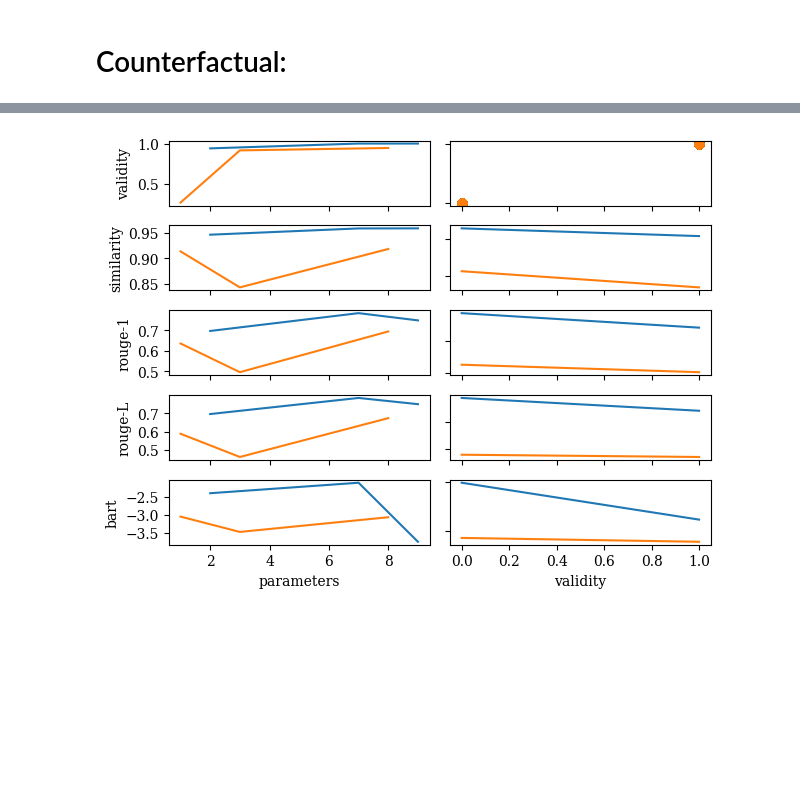
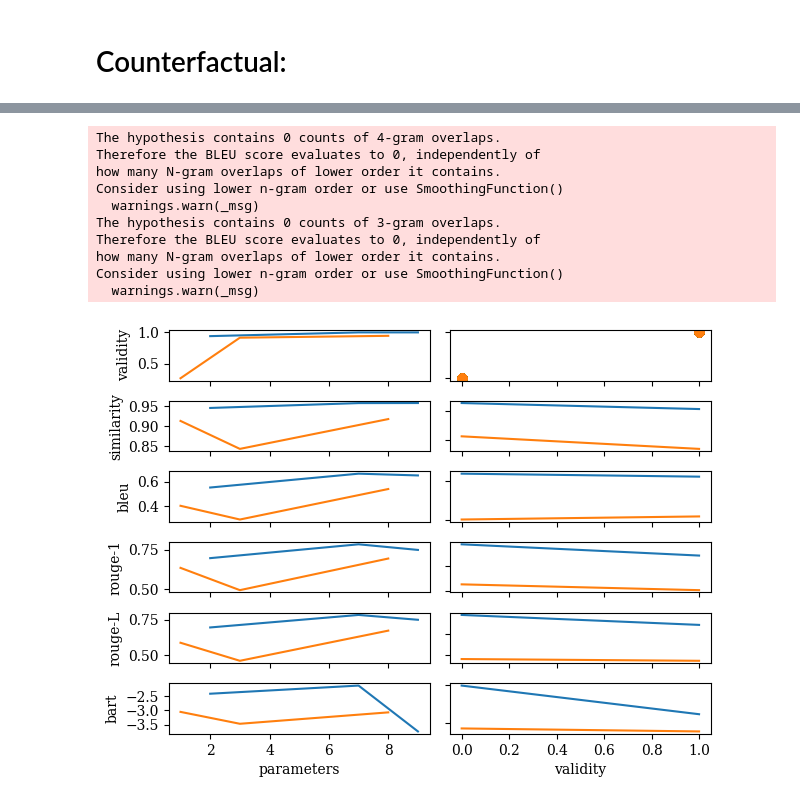
Before and after one commit to k-randl/self-explaining_llms, a Jupyter notebook: evaluate-hazard.ipynb, the cells around one changed output, grey strips where cells are left out. Cells and saved outputs as stored; diff of their text form; code cells hidden in the pictures; blank space fills up the shorter version.

Commit message:
Fixed BLEU score.

```diff
--- a/evaluate-hazard.ipynb
+++ b/evaluate-hazard.ipynb
@@ -470,7 +471,8 @@ pearson.matrixplot(title='Pearson Matrix - Food Hazard', dir=PLOTS_DIR)
 # %% [markdown]
 # Counterfactual:
 # %%
-rouge_scorer = RougeScorer(['rouge1', 'rougeL'], tokenizer=WordPunctTokenizer())
+wp_tokenizer = WordPunctTokenizer()
+rouge_scorer = RougeScorer(['rouge1', 'rougeL'], tokenizer=wp_tokenizer)
 bart_scorer = BARTScorer(device='cuda:0', checkpoint='facebook/bart-large-cnn')
 
 hs, ls = [], []
@@ -481,14 +483,15 @@ for model in RESULTS:
         cf = r['counterfactual']
         success = cf['prediction'] != r['prediction']['text']
 
+        bleu = sentence_bleu([wp_tokenizer.tokenize(r['sample']['text'].lower())], wp_tokenizer.tokenize(cf['text'].lower()))
         rouge = rouge_scorer.score(r['sample']['text'].lower(), cf['text'].lower())
         bart = bart_scorer.score([r['sample']['text']], [cf['text'].lower()], batch_size=4)
 
         counterfactuals.append((
             int(success),
             cf['similarity'],
-            rouge['rouge1'].recall,    # rouge
-            rouge['rouge1'].precision, # bleu
+            bleu,                      # bleu
+            rouge['rouge1'].fmeasure,  # rouge
             rouge['rougeL'].fmeasure,
             bart[0]
         ))
@@ -501,14 +504,14 @@ for model in RESULTS:
     print(model)
     print('  Success rate:', counterfactuals[:,0].mean())
     print('  Similarity:', counterfactuals[counterfactuals[:,0] == 1., 1].mean())
+    print('  BLEU:', counterfactuals[counterfactuals[:,0] == 1., 3].mean())
     print('  ROUGE-1:', counterfactuals[counterfactuals[:,0] == 1., 2].mean())
-    print('  BLEU-1:', counterfactuals[counterfactuals[:,0] == 1., 3].mean())
     print('  ROUGE-L:', counterfactuals[counterfactuals[:,0] == 1., 4].mean())
     print('  BART:', counterfactuals[counterfactuals[:,0] == 1., 5].mean())
     print()
 
 plt.ylim(bottom=-.01, top=1.01)
-plt.xticks(ticks=[1, 2, 3, 4], labels=['Sim', 'Rouge-1', 'Bleu-1', 'Rouge-L'])
+plt.xticks(ticks=[1, 2, 3, 4], labels=['Sim', 'Bleu', 'Rouge-1', 'Rouge-L'])
 plt.legend(handles=hs, labels=ls)
 plt.tight_layout()
 plt.show()
@@ -534,5 +547,6 @@ Gemma 1.1 - 7B
 # %%
-rouge_scorer = RougeScorer(['rouge1', 'rougeL'], tokenizer=WordPunctTokenizer())
+wp_tokenizer = WordPunctTokenizer()
+rouge_scorer = RougeScorer(['rouge1', 'rougeL'], tokenizer=wp_tokenizer)
 bart_scorer = BARTScorer(device='cuda:0', checkpoint='facebook/bart-large-cnn')
 
 counterfactuals = []
@@ -541,6 +555,7 @@ for model in RESULTS:
         cf = r['counterfactual']
         success = cf['prediction'] != r['prediction']['text']
 
+        bleu = sentence_bleu([wp_tokenizer.tokenize(r['sample']['text'].lower())], wp_tokenizer.tokenize(cf['text'].lower()))
         rouge = rouge_scorer.score(r['sample']['text'].lower(), cf['text'].lower())
         bart = bart_scorer.score([r['sample']['text']], [cf['text'].lower()], batch_size=4)
 
@@ -550,35 +565,45 @@ for model in RESULTS:
 #            'depth':      r['hidden_states'].shape[1],
             'validity':   int(success),
             'similarity': cf['similarity'],
+            'bleu':       bleu,
             'rouge-1':    rouge['rouge1'].fmeasure,
             'rouge-L':    rouge['rougeL'].fmeasure,
             'bart':       bart[0]
         })
 
 counterfactuals = pd.DataFrame(counterfactuals)
-#columns_x = ['depth', 'parameters', 'validity']
 columns_x = ['parameters', 'validity']
-columns_y = ['validity', 'similarity', 'rouge-1', 'rouge-L', 'bart']
+columns_y = ['validity', 'similarity', 'bleu', 'rouge-1', 'rouge-L', 'bart']
 
 fig, axs = plt.subplots(len(columns_y), len(columns_x))
 for i, x in enumerate(columns_x):
     for j, y in enumerate(columns_y):
         for tp in counterfactuals['type'].unique():
             values = counterfactuals[counterfactuals['type']==tp][[x, y]]
 
             if x != y:
                 values = values.groupby(x).mean()
                 axs[j,i].plot(values.index, values.values, label=tp)
 
             else: axs[j,i].scatter(values[x].values, values[y].values, label=tp)
 
         if j == len(columns_y)-1: axs[j,i].set_xlabel(x)
         else: axs[j,i].set_xticklabels([])
 
         if i == 0: axs[j,i].set_ylabel(y)
         else: axs[j,i].set_yticklabels([])
 
 fig.tight_layout()
 fig.show()
 # %% [output]
+The hypothesis contains 0 counts of 4-gram overlaps.
+Therefore the BLEU score evaluates to 0, independently of
+how many N-gram overlaps of lower order it contains.
+Consider using lower n-gram order or use SmoothingFunction()
+  warnings.warn(_msg)
+The hypothesis contains 0 counts of 3-gram overlaps.
+Therefore the BLEU score evaluates to 0, independently of
+how many N-gram overlaps of lower order it contains.
+Consider using lower n-gram order or use SmoothingFunction()
+  warnings.warn(_msg)
-[figure, old version]
+[figure, new version]
```
Also changed, not shown: parts of 11 cells of this notebook, 3 other files.
